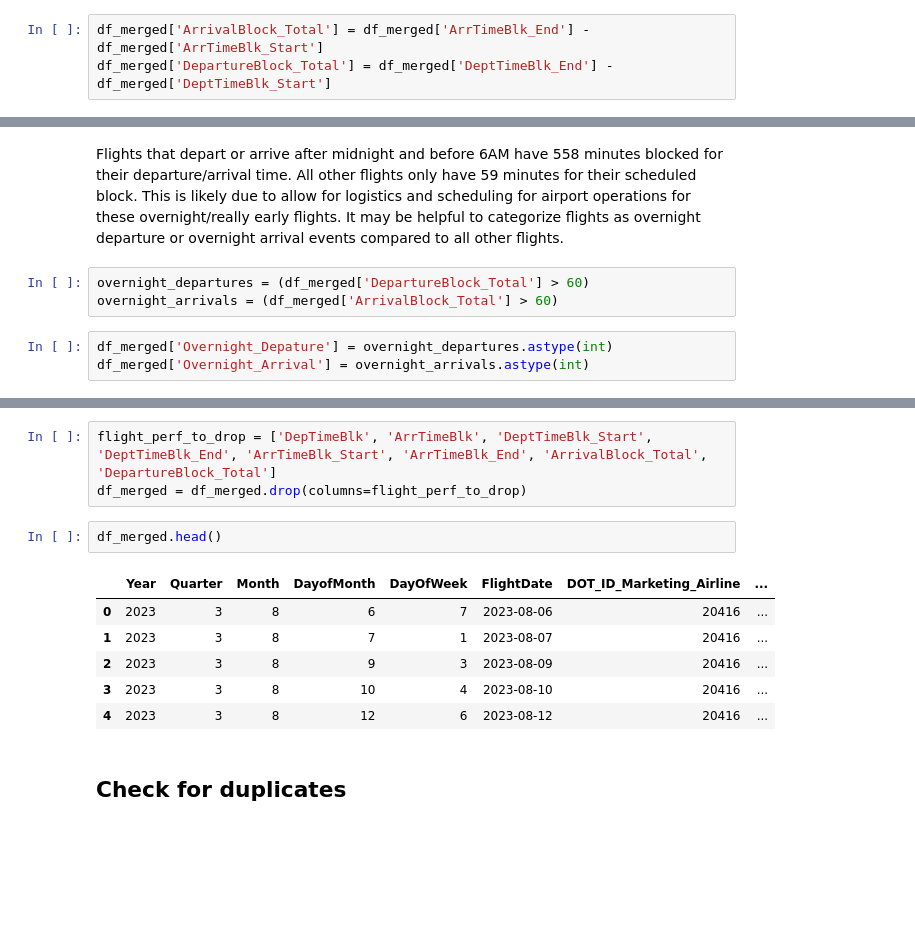
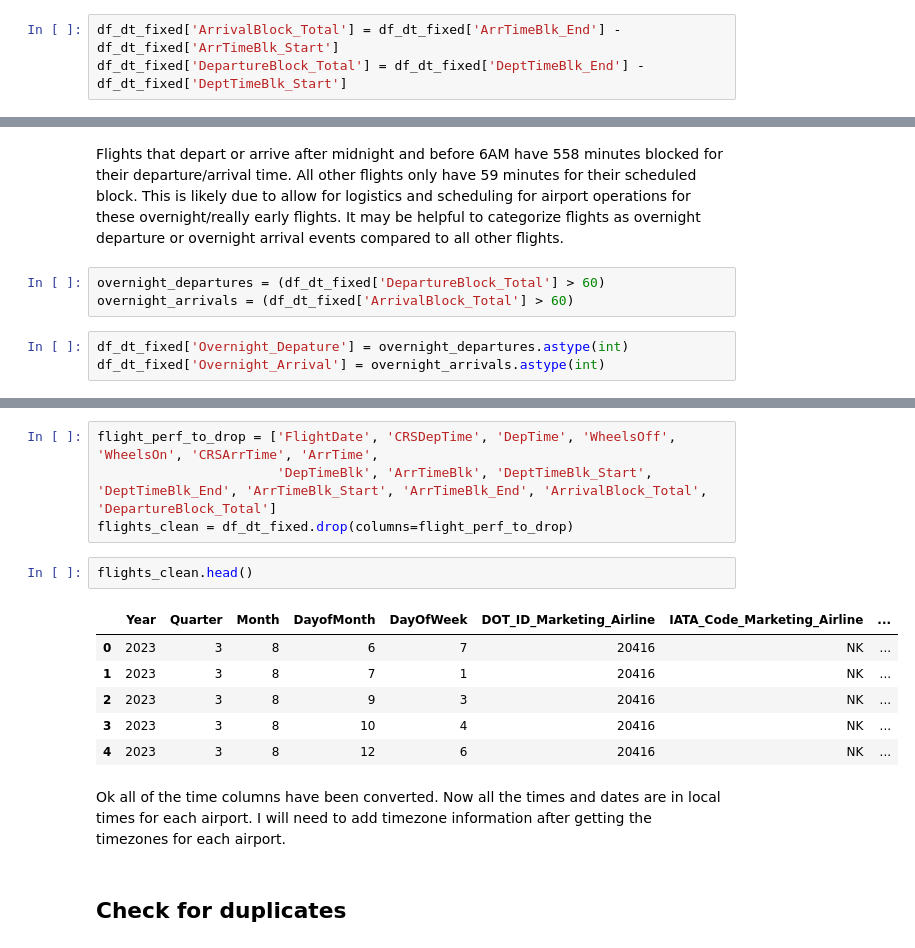
Before and after one commit to dezertdweller/flight-cancellations, a Jupyter notebook: notebooks/importing-data.ipynb, the cells around one changed output, grey strips where cells are left out. Cells and saved outputs as stored; diff of their text form; blank space fills up the shorter version.

```diff
--- a/notebooks/importing-data.ipynb
+++ b/notebooks/importing-data.ipynb
@@ -704,4 +846,4 @@ df_merged['ArrTimeBlk_End'] = df_merged['ArrTimeBlk'].str.split('-').str[1].asty
 # %%
-df_merged['ArrivalBlock_Total'] = df_merged['ArrTimeBlk_End'] - df_merged['ArrTimeBlk_Start']
-df_merged['DepartureBlock_Total'] = df_merged['DeptTimeBlk_End'] - df_merged['DeptTimeBlk_Start']
+df_dt_fixed['ArrivalBlock_Total'] = df_dt_fixed['ArrTimeBlk_End'] - df_dt_fixed['ArrTimeBlk_Start']
+df_dt_fixed['DepartureBlock_Total'] = df_dt_fixed['DeptTimeBlk_End'] - df_dt_fixed['DeptTimeBlk_Start']
 # %%
@@ -747,8 +889,8 @@ after_midnight_flights.sort_values('CRSDepTime').head()
 # %% [markdown]
 Flights that depart or arrive after midnight and before 6AM have 558 minutes blocked for their departure/arrival time. All other flights only have 59 minutes for their scheduled block. This is likely due to allow for logistics and scheduling for airport operations for these overnight/really early flights. It may be helpful to categorize flights as overnight departure or overnight arrival events compared to all other flights.
 # %%
-overnight_departures = (df_merged['DepartureBlock_Total'] > 60)
-overnight_arrivals = (df_merged['ArrivalBlock_Total'] > 60)
+overnight_departures = (df_dt_fixed['DepartureBlock_Total'] > 60)
+overnight_arrivals = (df_dt_fixed['ArrivalBlock_Total'] > 60)
 # %%
-df_merged['Overnight_Depature'] = overnight_departures.astype(int)
-df_merged['Overnight_Arrival'] = overnight_arrivals.astype(int)
+df_dt_fixed['Overnight_Depature'] = overnight_departures.astype(int)
+df_dt_fixed['Overnight_Arrival'] = overnight_arrivals.astype(int)
@@ -764,15 +906,18 @@ df_merged.sort_values('CRSDepTime').head()
 # %%
-flight_perf_to_drop = ['DepTimeBlk', 'ArrTimeBlk', 'DeptTimeBlk_Start', 'DeptTimeBlk_End', 'ArrTimeBlk_Start', 'ArrTimeBlk_End', 'ArrivalBlock_Total', 'DepartureBlock_Total']
-df_merged = df_merged.drop(columns=flight_perf_to_drop)
+flight_perf_to_drop = ['FlightDate', 'CRSDepTime', 'DepTime', 'WheelsOff', 'WheelsOn', 'CRSArrTime', 'ArrTime',
+                       'DepTimeBlk', 'ArrTimeBlk', 'DeptTimeBlk_Start', 'DeptTimeBlk_End', 'ArrTimeBlk_Start', 'ArrTimeBlk_End', 'ArrivalBlock_Total', 'DepartureBlock_Total']
+flights_clean = df_dt_fixed.drop(columns=flight_perf_to_drop)
 # %%
-df_merged.head()
+flights_clean.head()
 # %% [output]
-|  | Year | Quarter | Month | DayofMonth | DayOfWeek | FlightDate | DOT_ID_Marketing_Airline | ... |
-| 0 | 2023 | 3 | 8 | 6 | 7 | 2023-08-06 | 20416 | ... |
-| 1 | 2023 | 3 | 8 | 7 | 1 | 2023-08-07 | 20416 | ... |
-| 2 | 2023 | 3 | 8 | 9 | 3 | 2023-08-09 | 20416 | ... |
-| 3 | 2023 | 3 | 8 | 10 | 4 | 2023-08-10 | 20416 | ... |
-| 4 | 2023 | 3 | 8 | 12 | 6 | 2023-08-12 | 20416 | ... |
+|  | Year | Quarter | Month | DayofMonth | DayOfWeek | DOT_ID_Marketing_Airline | IATA_Code_Marketing_Airline | ... |
+| 0 | 2023 | 3 | 8 | 6 | 7 | 20416 | NK | ... |
+| 1 | 2023 | 3 | 8 | 7 | 1 | 20416 | NK | ... |
+| 2 | 2023 | 3 | 8 | 9 | 3 | 20416 | NK | ... |
+| 3 | 2023 | 3 | 8 | 10 | 4 | 20416 | NK | ... |
+| 4 | 2023 | 3 | 8 | 12 | 6 | 20416 | NK | ... |
+# %% [markdown]
+Ok all of the time columns have been converted. Now all the times and dates are in local times for each airport. I will need to add timezone information after getting the timezones for each airport.
 # %% [markdown]
 ## Check for duplicates
 # %%
```
Also changed, not shown: parts of 53 cells of this notebook.
